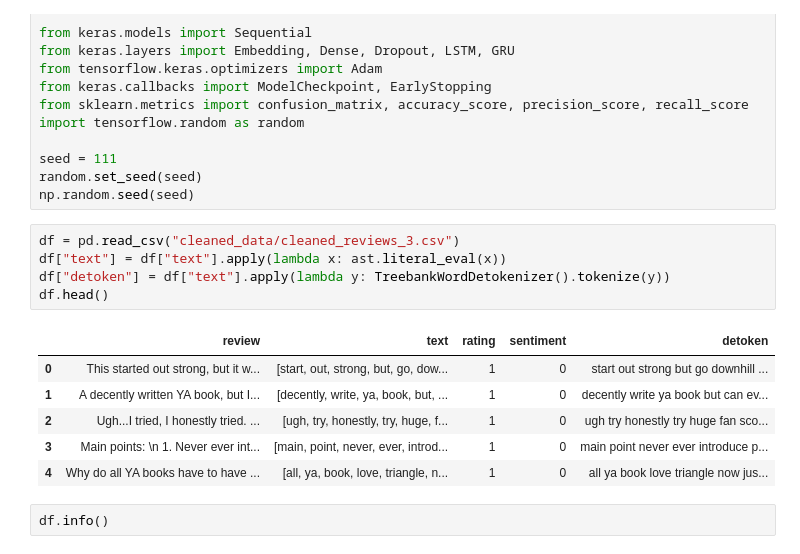
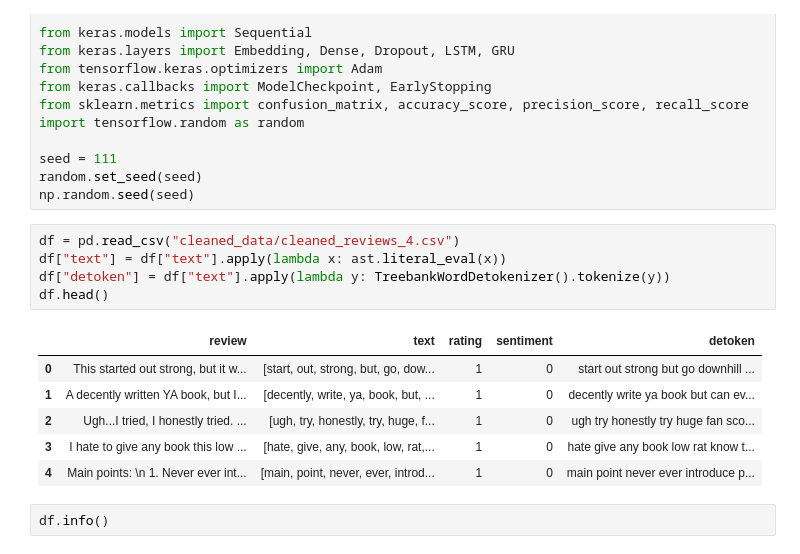
Before and after one commit to azwidodo/Tugas-Akhir-5, a Jupyter notebook: 05_rnn.ipynb, the cells around one changed output. Cells and saved outputs as stored; diff of their text form.

```diff
--- a/05_rnn.ipynb
+++ b/05_rnn.ipynb
@@ -20,17 +20,17 @@ seed = 111
 random.set_seed(seed)
 np.random.seed(seed)
 # %%
-df = pd.read_csv("cleaned_data/cleaned_reviews_3.csv")
+df = pd.read_csv("cleaned_data/cleaned_reviews_4.csv")
 df["text"] = df["text"].apply(lambda x: ast.literal_eval(x))
 df["detoken"] = df["text"].apply(lambda y: TreebankWordDetokenizer().tokenize(y))
 df.head()
 # %% [output]
 |  | review | text | rating | sentiment | detoken |
 | 0 | This started out strong, but it w... | [start, out, strong, but, go, dow... | 1 | 0 | start out strong but go downhill ... |
 | 1 | A decently written YA book, but I... | [decently, write, ya, book, but, ... | 1 | 0 | decently write ya book but can ev... |
 | 2 | Ugh...I tried, I honestly tried. ... | [ugh, try, honestly, try, huge, f... | 1 | 0 | ugh try honestly try huge fan sco... |
-| 3 | Main points: \n 1. Never ever int... | [main, point, never, ever, introd... | 1 | 0 | main point never ever introduce p... |
-| 4 | Why do all YA books have to have ... | [all, ya, book, love, triangle, n... | 1 | 0 | all ya book love triangle now jus... |
+| 3 | I hate to give any book this low ... | [hate, give, any, book, low, rat,... | 1 | 0 | hate give any book low rat know t... |
+| 4 | Main points: \n 1. Never ever int... | [main, point, never, ever, introd... | 1 | 0 | main point never ever introduce p... |
 # %%
 df.info()
 # %% [output]
```
Also changed, not shown: parts of 10 cells of this notebook, 8 other files.
